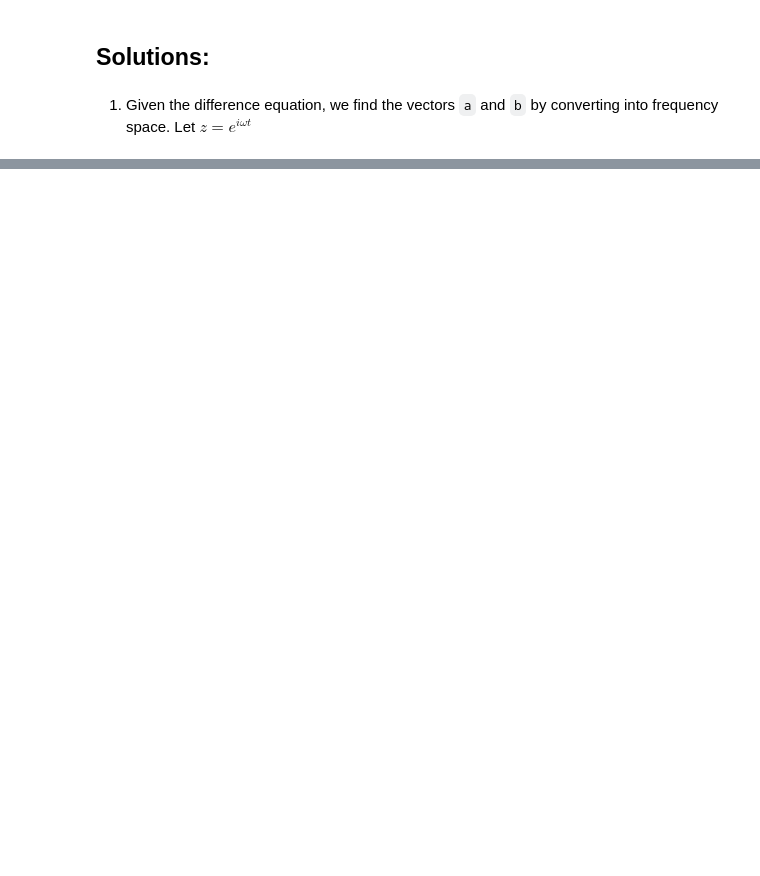
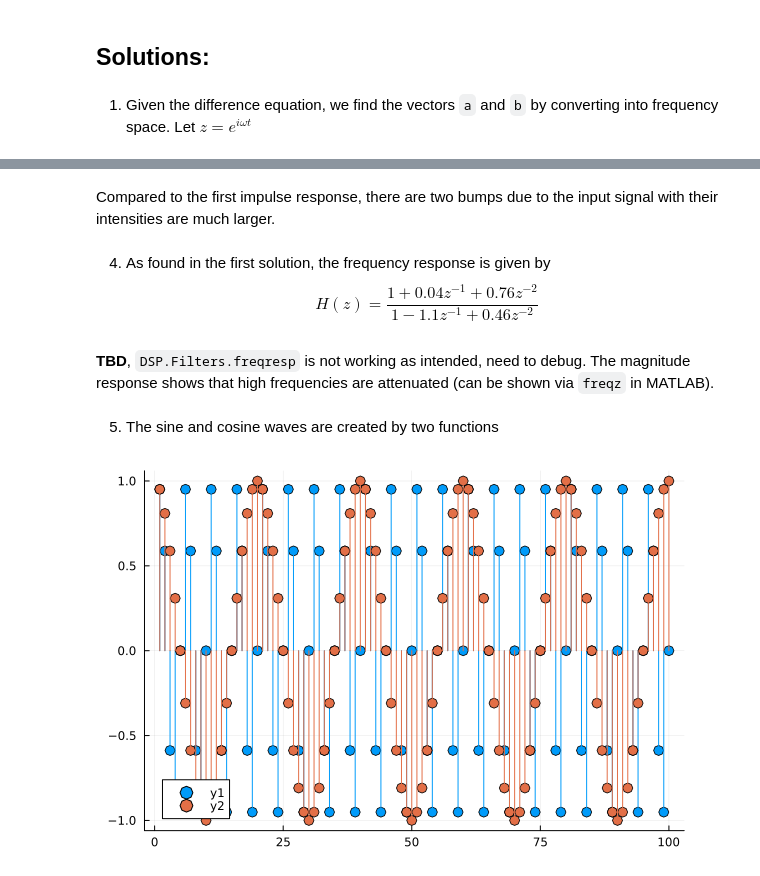
Before and after one commit to trevorolsson/DSP-Projects, a Jupyter notebook: Project 2/Project2.ipynb, the cells around one changed output, grey strips where cells are left out. Drawn from its saved outputs; the diff is of its cells as text; code cells hidden in the pictures; blank space fills up the shorter version.

```diff
--- a/Project 2/Project2.ipynb
+++ b/Project 2/Project2.ipynb
@@ -34,0 +148,16 @@ This project examines linear-time invariant systems and their representations wi
+# %% [markdown]
+Compared to the first impulse response, there are two bumps due to the input signal with their intensities are much larger.
+# %% [markdown]
+4. As found in the first solution, the frequency response is given by $$H(z)=\frac{1+0.04z^{-1}+0.76z^{-2}}{1-1.1z^{-1}+0.46z^{-2}}$$
+# %% [markdown]
+**TBD**, <code>DSP.Filters.freqresp</code> is not working as intended, need to debug. The magnitude response shows that high frequencies are attenuated (can be shown via <code>freqz</code> in MATLAB).
+# %% [markdown]
+5. The sine and cosine waves are created by two functions
+# %%
+t = 1:100
+y1 = sin.(0.4*pi*t)
+y2 = cos.(0.1*pi*t)
+
+plot(t, [y1,y2], lines=:stem, marker=:o, markersize=5)
+# %% [output]
+[figure, added]
```
Also changed, not shown: parts of 20 cells of this notebook.
